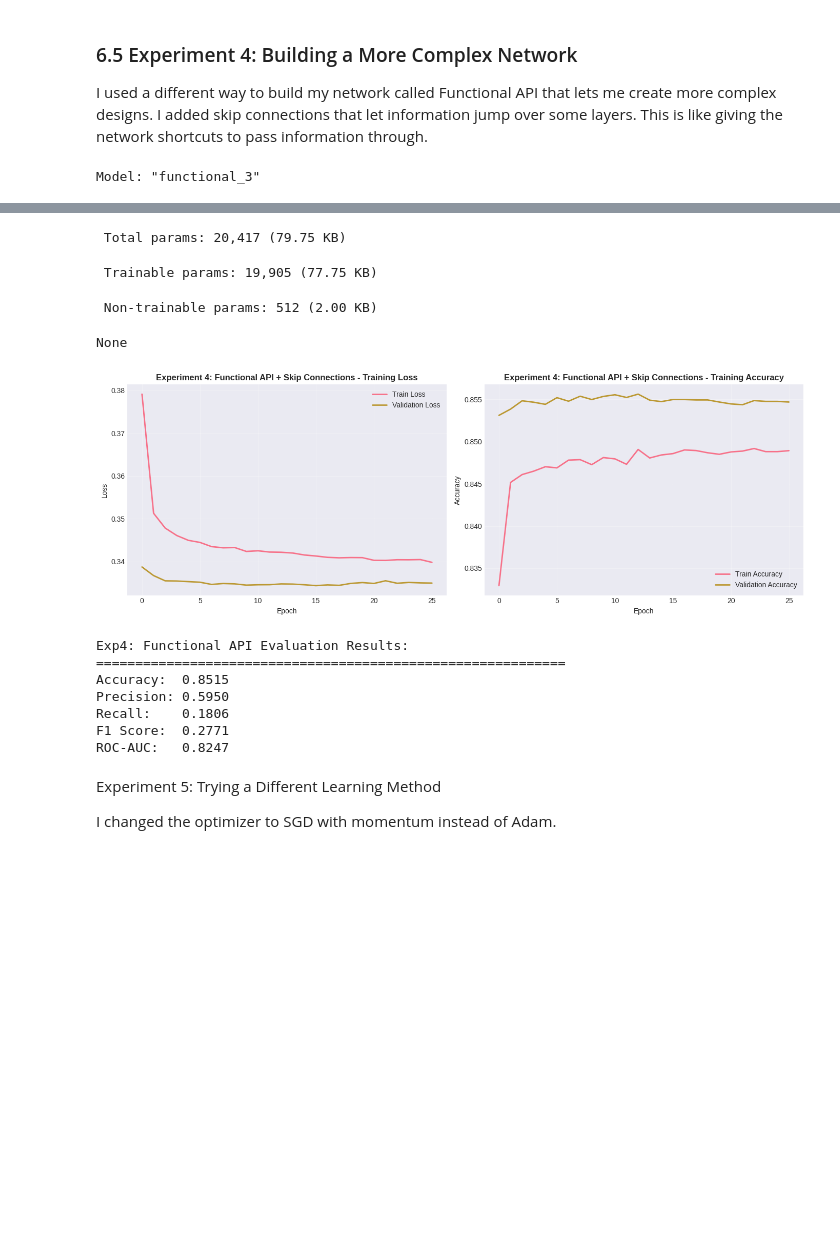
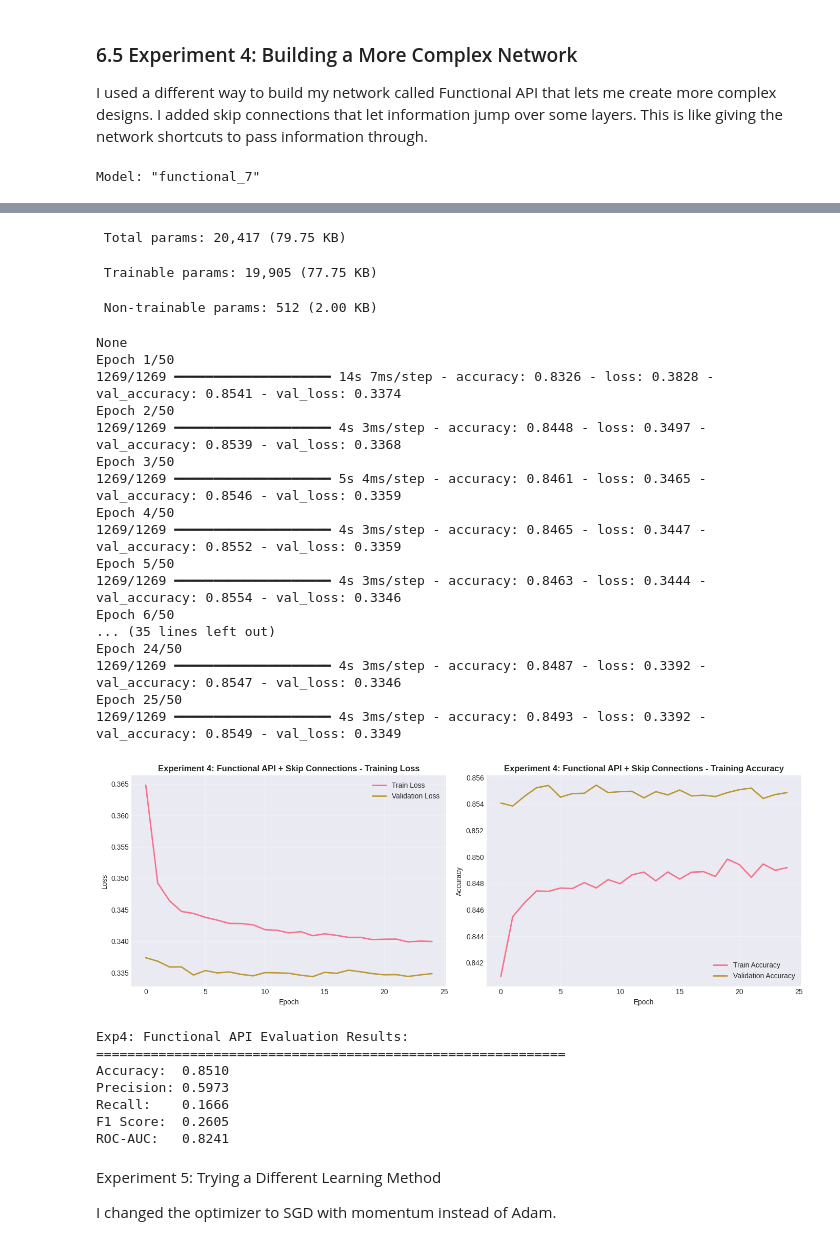
Before and after one commit to tuyishimejeandamour/diabetes-prediction, a Jupyter notebook: diabetes.ipynb, the cells around one changed output, grey strips where cells are left out. Saved outputs shown, nothing was run; the diff lists cells and outputs as text; code cells hidden in the pictures; blank space fills up the shorter version.

```diff
--- a/diabetes.ipynb
+++ b/diabetes.ipynb
@@ -709,0 +577,33 @@ I want to see what kinds of mistakes each model makes. A confusion matrix shows
+# %%
+
+
+# Display confusion matrices for all models
+n_models = len(models)
+n_cols = 3  # Adjust as needed
+n_rows = (n_models + n_cols - 1) // n_cols
+
+fig, axes = plt.subplots(n_rows, n_cols, figsize=(n_cols * 6, n_rows * 5))
+axes = axes.ravel() # Flatten the 2D array of axes
+
+for idx, (name, model) in enumerate(models.items()):
+    ax = axes[idx]
+
+    # Predictions
+    y_pred = model.predict(X_test_scaled)
+
+    # Confusion Matrix
+    cm = confusion_matrix(y_test, y_pred)
+
+    sns.heatmap(cm, annot=True, fmt='d', cmap='Blues', ax=ax, cbar=False,
+                xticklabels=['No Diabetes', 'Diabetes'],
+                yticklabels=['No Diabetes', 'Diabetes'])
+    ax.set_title(f'{name} Confusion Matrix', fontsize=12, fontweight='bold')
+    ax.set_ylabel('True Label')
+    ax.set_xlabel('Predicted Label')
+
+# Hide any unused subplots
+for i in range(n_models, n_rows * n_cols):
+    fig.delaxes(axes[i])
+
+plt.tight_layout()
+plt.show()
@@ -1014,14 +964,14 @@ history_exp4 = model_exp4.fit(
     validation_split=0.2,
     epochs=50,
     batch_size=128,
-    verbose=0,
+    verbose=1,
     callbacks=[EarlyStopping(patience=10, restore_best_weights=True)]
 )
 
 plot_training_history(history_exp4, 'Experiment 4: Functional API + Skip Connections')
 results_exp4 = evaluate_dl_model(model_exp4, X_test_scaled, y_test, 'Exp4: Functional API')
 # %% [output]
-Model: "functional_3"
+Model: "functional_7"
 ┏━━━━━━━━━━━━━━━━━━━━━┳━━━━━━━━━━━━━━━━━━━┳━━━━━━━━━━━━┳━━━━━━━━━━━━━━━━━━━┓
 ┃ Layer (type)        ┃ Output Shape      ┃    Param # ┃ Connected to      ┃
 ┡━━━━━━━━━━━━━━━━━━━━━╇━━━━━━━━━━━━━━━━━━━╇━━━━━━━━━━━━╇━━━━━━━━━━━━━━━━━━━┩
@@ -1041,16 +991,32 @@ Model: "functional_3"
 └─────────────────────┴───────────────────┴────────────┴───────────────────┘
  Total params: 20,417 (79.75 KB)
  Trainable params: 19,905 (77.75 KB)
  Non-trainable params: 512 (2.00 KB)
 None
+Epoch 1/50
+1269/1269 ━━━━━━━━━━━━━━━━━━━━ 14s 7ms/step - accuracy: 0.8326 - loss: 0.3828 - val_accuracy: 0.8541 - val_loss: 0.3374
+Epoch 2/50
+1269/1269 ━━━━━━━━━━━━━━━━━━━━ 4s 3ms/step - accuracy: 0.8448 - loss: 0.3497 - val_accuracy: 0.8539 - val_loss: 0.3368
+Epoch 3/50
+1269/1269 ━━━━━━━━━━━━━━━━━━━━ 5s 4ms/step - accuracy: 0.8461 - loss: 0.3465 - val_accuracy: 0.8546 - val_loss: 0.3359
+Epoch 4/50
+1269/1269 ━━━━━━━━━━━━━━━━━━━━ 4s 3ms/step - accuracy: 0.8465 - loss: 0.3447 - val_accuracy: 0.8552 - val_loss: 0.3359
+Epoch 5/50
+1269/1269 ━━━━━━━━━━━━━━━━━━━━ 4s 3ms/step - accuracy: 0.8463 - loss: 0.3444 - val_accuracy: 0.8554 - val_loss: 0.3346
+Epoch 6/50
+... (35 lines left out)
+Epoch 24/50
+1269/1269 ━━━━━━━━━━━━━━━━━━━━ 4s 3ms/step - accuracy: 0.8487 - loss: 0.3392 - val_accuracy: 0.8547 - val_loss: 0.3346
+Epoch 25/50
+1269/1269 ━━━━━━━━━━━━━━━━━━━━ 4s 3ms/step - accuracy: 0.8493 - loss: 0.3392 - val_accuracy: 0.8549 - val_loss: 0.3349
-[figure, old version]
+[figure, new version]
 Exp4: Functional API Evaluation Results:
 ============================================================
-Accuracy:  0.8515
-Precision: 0.5950
-Recall:    0.1806
-F1 Score:  0.2771
-ROC-AUC:   0.8247
+Accuracy:  0.8510
+Precision: 0.5973
+Recall:    0.1666
+F1 Score:  0.2605
+ROC-AUC:   0.8241
 # %% [markdown]
 Experiment 5: Trying a Different Learning Method
 
```
Also changed, not shown: parts of 21 cells of this notebook.
